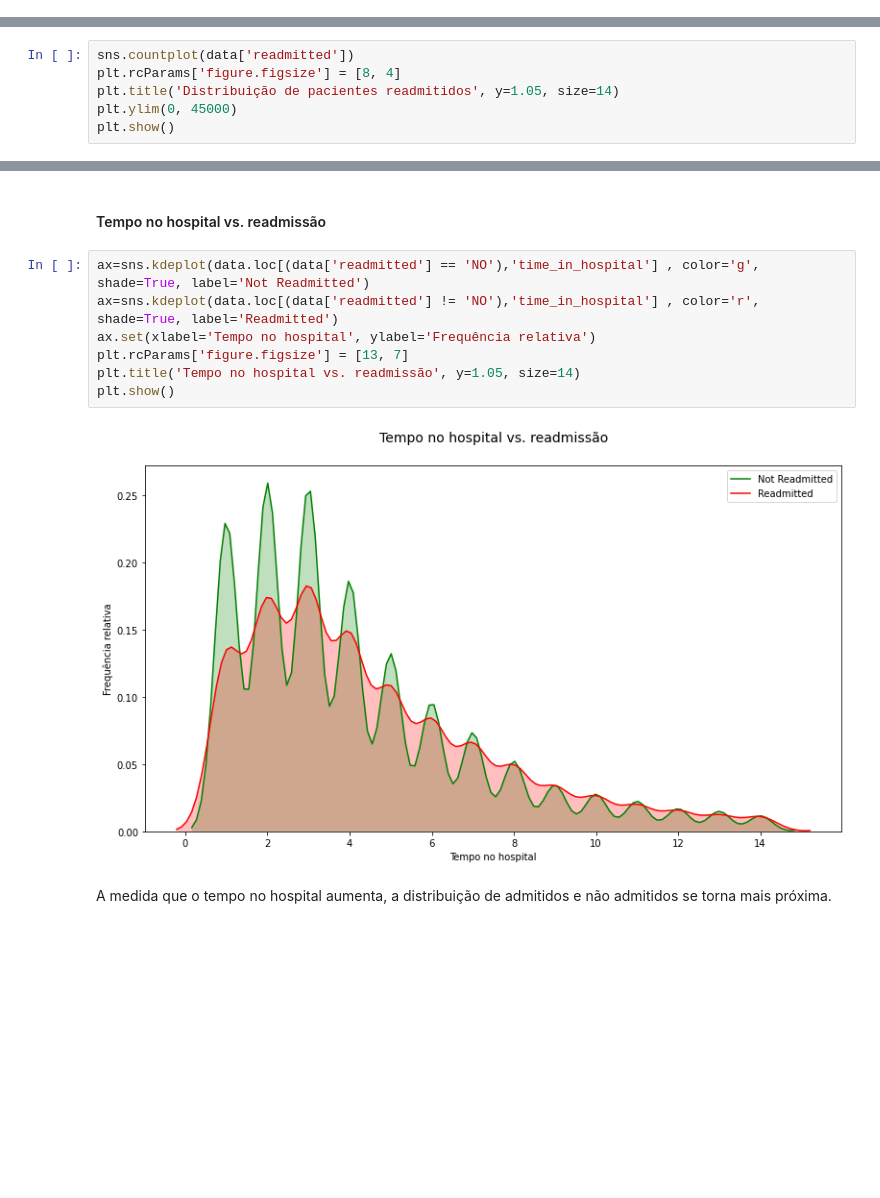
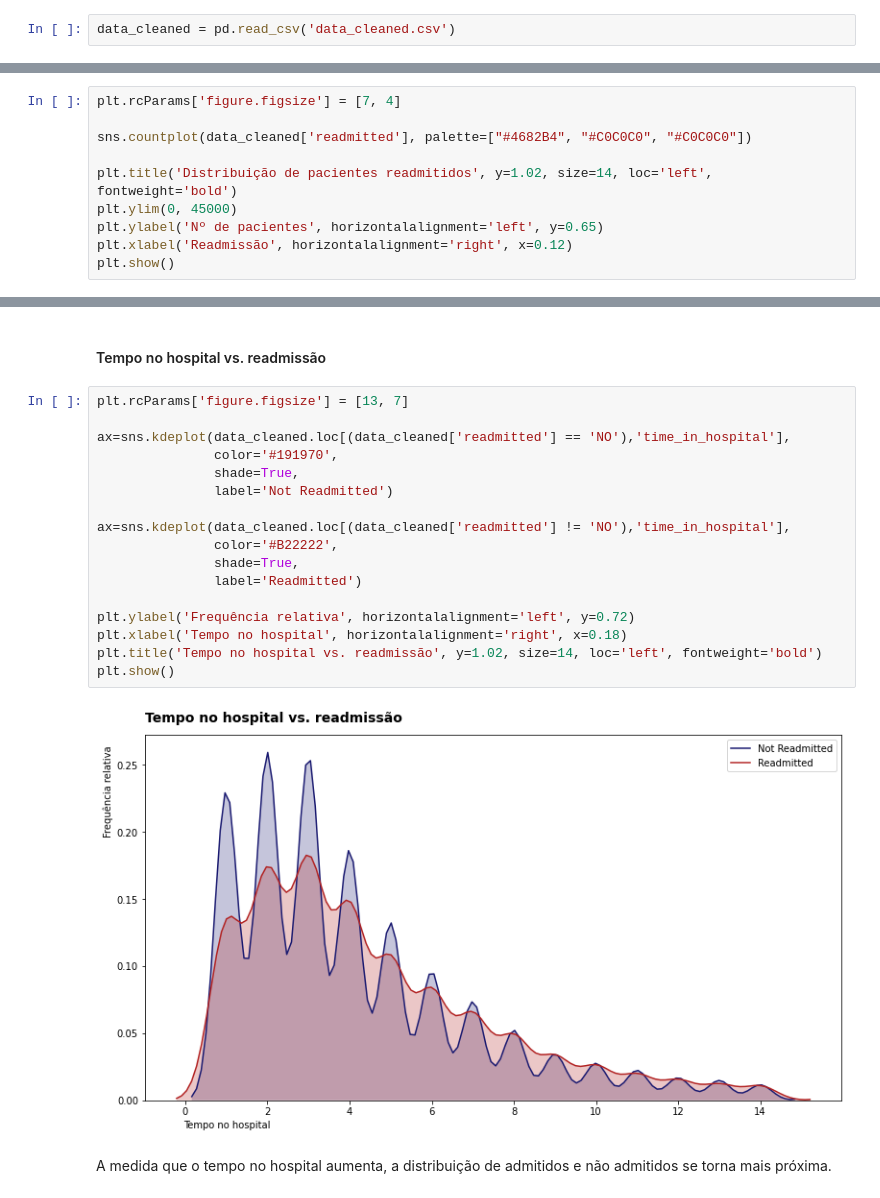
Before and after one commit to LilianeAquino/aed_projeto_3, a Jupyter notebook: template.ipynb, the cells around one changed output, grey strips where cells are left out. Cells and saved outputs as stored; diff of their text form; blank space fills up the shorter version.

```diff
--- a/template.ipynb
+++ b/template.ipynb
@@ -470,0 +486,2 @@ Ex2: Talvez eu descubra que alguns finais de semana possuam um comportamento dif
+# %%
+data_cleaned = pd.read_csv('data_cleaned.csv')
@@ -471,7 +490,11 @@ Ex2: Talvez eu descubra que alguns finais de semana possuam um comportamento dif
 # %%
-sns.countplot(data['readmitted'])
-plt.rcParams['figure.figsize'] = [8, 4]
-plt.title('Distribuição de pacientes readmitidos', y=1.05, size=14)
+plt.rcParams['figure.figsize'] = [7, 4]
+
+sns.countplot(data_cleaned['readmitted'], palette=["#4682B4", "#C0C0C0", "#C0C0C0"])
+
+plt.title('Distribuição de pacientes readmitidos', y=1.02, size=14, loc='left', fontweight='bold')
 plt.ylim(0, 45000)
+plt.ylabel('Nº de pacientes', horizontalalignment='left', y=0.65)
+plt.xlabel('Readmissão', horizontalalignment='right', x=0.12)
 plt.show()
 # %% [output]
@@ -481,14 +504,24 @@ Percebe-se um desequilíbrio entre as classes, uma vez que o número de paciente
 # %% [markdown]
 #### Tempo no hospital vs. readmissão
 # %%
-ax=sns.kdeplot(data.loc[(data['readmitted'] == 'NO'),'time_in_hospital'] , color='g', shade=True, label='Not Readmitted')
-ax=sns.kdeplot(data.loc[(data['readmitted'] != 'NO'),'time_in_hospital'] , color='r', shade=True, label='Readmitted')
-ax.set(xlabel='Tempo no hospital', ylabel='Frequência relativa')
 plt.rcParams['figure.figsize'] = [13, 7]
-plt.title('Tempo no hospital vs. readmissão', y=1.05, size=14)
+
+ax=sns.kdeplot(data_cleaned.loc[(data_cleaned['readmitted'] == 'NO'),'time_in_hospital'],
+               color='#191970',
+               shade=True,
+               label='Not Readmitted')
+
+ax=sns.kdeplot(data_cleaned.loc[(data_cleaned['readmitted'] != 'NO'),'time_in_hospital'],
+               color='#B22222',
+               shade=True,
+               label='Readmitted')
+
+plt.ylabel('Frequência relativa', horizontalalignment='left', y=0.72)
+plt.xlabel('Tempo no hospital', horizontalalignment='right', x=0.18)
+plt.title('Tempo no hospital vs. readmissão', y=1.02, size=14, loc='left', fontweight='bold')
 plt.show()
 # %% [output]
-[figure, old version]
+[figure, new version]
 # %% [markdown]
 A medida que o tempo no hospital aumenta, a distribuição de admitidos e não admitidos se torna mais próxima.
 # %% [markdown]
```
Also changed, not shown: parts of 26 cells of this notebook, 1 other file.
